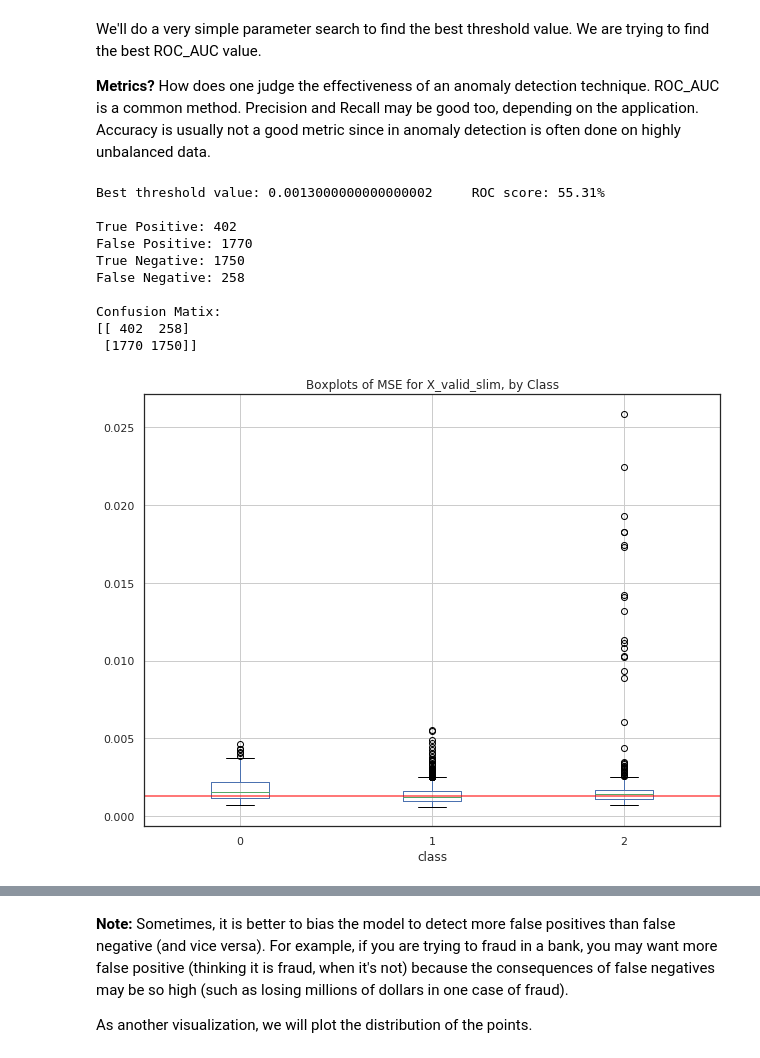
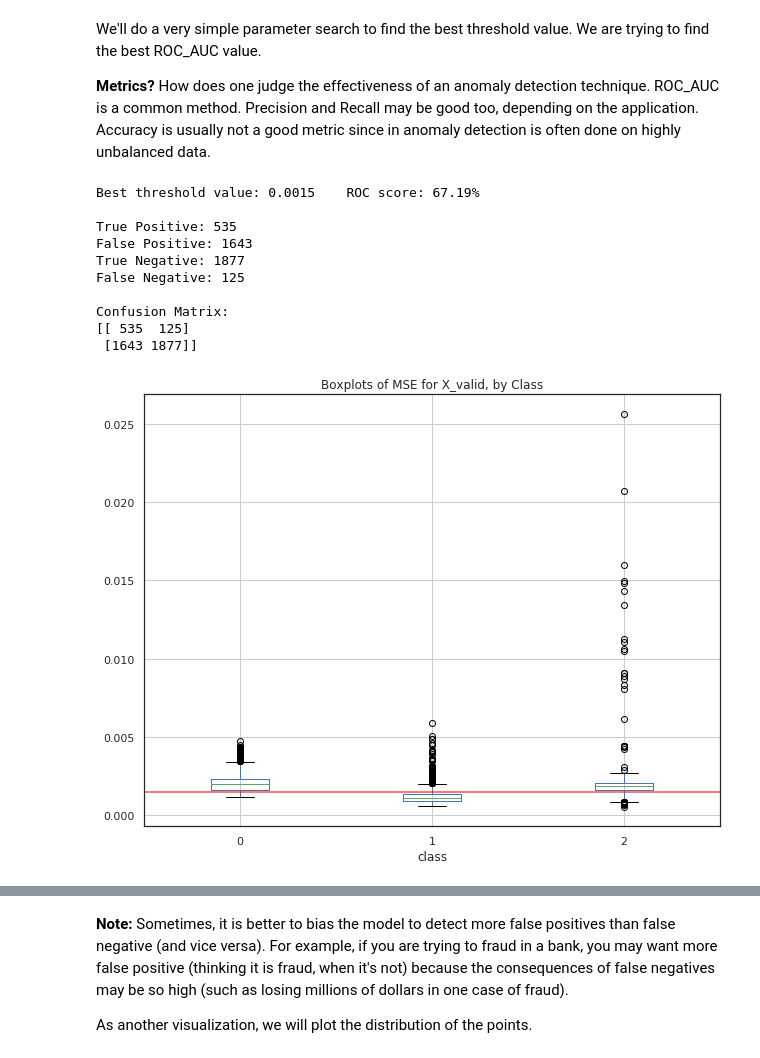
Before and after one commit to tvhahn/anomaly-pyconca, a Jupyter notebook: anom-detection-milling.ipynb, the cells around one changed output, grey strips where cells are left out. Saved outputs shown, nothing was run; the diff lists cells and outputs as text; code cells hidden in the pictures.

```diff
--- a/anom-detection-milling.ipynb
+++ b/anom-detection-milling.ipynb
@@ -489,8 +493,14 @@ conv_decoder.summary()
 
 # use tensorboard to track training
 log_dir="logs/" + datetime.datetime.now().strftime("%Y%m%d-%H%M%S")
-tensorboard_callback = tf.keras.callbacks.TensorBoard(log_dir=log_dir, histogram_freq=0,
-                                                      update_freq='epoch',profile_batch=0)
+tensorboard_callback = tf.keras.callbacks.TensorBoard(log_dir=log_dir,
+                                                      histogram_freq=0,
+                                                      update_freq='epoch',
+                                                      profile_batch=0)
+
+earlystop_callback = tf.keras.callbacks.EarlyStopping(monitor='val_mean_absolute_error',
+                                                      patience=4,
+                                                      restore_best_weights=True)
 # %% [output]
 Model: "sequential"
 _________________________________________________________________
@@ -512,7 +522,9 @@ _________________________________________________________________
 # %% [markdown]
 ## Train Model
 # %%
-history = conv_ae.fit(X_train_slim, X_train_slim, epochs=5,
-                      validation_data=[X_val_slim, X_val_slim],callbacks=[tensorboard_callback])
+history = conv_ae.fit(X_train_slim, X_train_slim,
+                      epochs=20,
+                      validation_data=[X_val_slim, X_val_slim],
+                      callbacks=[tensorboard_callback,earlystop_callback])
 # %% [output]
 Train on 11110 samples, validate on 3520 samples
@@ -656,46 +680,46 @@ for i in np.arange(0.0001, 0.2, 0.0001):
 
     threshold_val = i
     df = create_df_reconstruction(mse_recon_val, y_val, "recon_metric",class_to_remove, threshold_val)
     roc_val = roc_auc_score(df['true_class'], df['prediction'])
     roc_scores[i] = roc_val
 
 # return best roc_score and the threshold used to set it
-threshold_val = max(zip(roc_scores.values(), roc_scores.keys()))
-print('Best threshold value:', threshold_val[1],'\tROC score: {:.2%}'.format(threshold_val[0]))
+threshold_val_mse = max(zip(roc_scores.values(), roc_scores.keys()))
+print('Best threshold value:', threshold_val_mse[1],'\tROC score: {:.2%}'.format(threshold_val_mse[0]))
 
 # use the best threshold value to make a confusion matrix
-df = create_df_reconstruction(mse_recon_val, y_val, "recon_metric",class_to_remove, threshold_val[1])
+df = create_df_reconstruction(mse_recon_val, y_val, "recon_metric",class_to_remove, threshold_val_mse[1])
 
 
 # True Positive
 print("\nTrue Positive:",len(df[(df['true_class']==-1) & (df['prediction']==-1)]))
 # False Positive -- predict anomaly (-1), when it is actually normal (1)
 print("False Positive:",len(df[(df['true_class']==1) & (df['prediction']==-1)]))
 # True Negative
 print("True Negative:",len(df[(df['true_class']==1) & (df['prediction']==1)]))
 #False Negative
 print("False Negative:",len(df[(df['true_class']==-1) & (df['prediction']==1)]))
 
 print('\nConfusion Matrix:')
 print(confusion_matrix(df['true_class'], df['prediction']))
 
 fig, ax = plt.subplots(figsize=(10,8))
-df.boxplot(column=['recon_metric'], by='class', ax=ax).axhline(y=threshold_val[1],c='red',alpha=0.7)
+df.boxplot(column=['recon_metric'], by='class', ax=ax).axhline(y=threshold_val_mse[1],c='red',alpha=0.7)
 plt.title('Boxplots of MSE for X_valid, by Class')
 plt.suptitle('')
 plt.show()
 # %% [output]
-Best threshold value: 0.0013000000000000002     ROC score: 55.31%
+Best threshold value: 0.0015    ROC score: 67.19%
 
-True Positive: 402
-False Positive: 1770
-True Negative: 1750
-False Negative: 258
+True Positive: 535
+False Positive: 1643
+True Negative: 1877
+False Negative: 125
 
-Confusion Matix:
-[[ 402  258]
- [1770 1750]]
+Confusion Matrix:
+[[ 535  125]
+ [1643 1877]]
-[figure, old version]
+[figure, new version]
 # %% [markdown]
 ![title](https://i.imgur.com/MEfumof.png)
 # %% [markdown]
```
Also changed, not shown: parts of 16 cells of this notebook, 1 other file.
